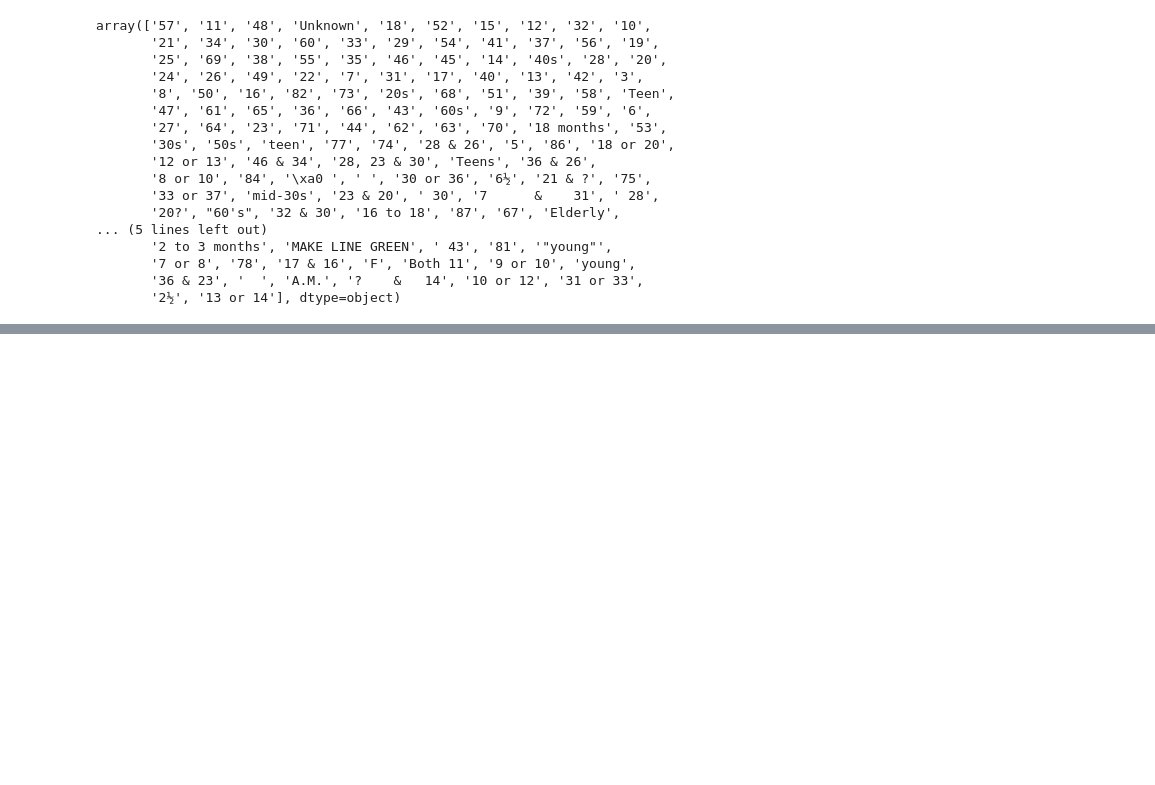
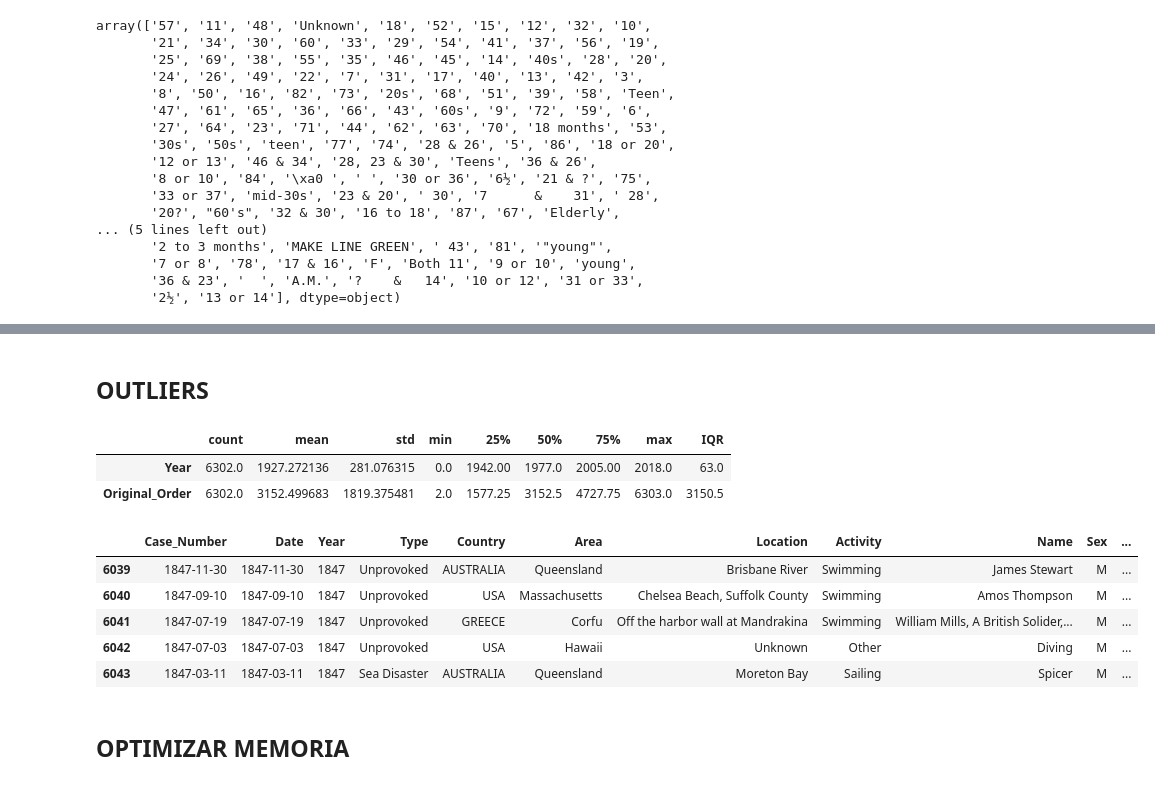
Before and after one commit to victorrmtz/Proyecto-Shark-Limpieza-, a Jupyter notebook: Code/main.ipynb, the cells around one changed output, grey strips where cells are left out. Cells and saved outputs as stored; diff of their text form; code cells hidden in the pictures; blank space fills up the shorter version.

```diff
--- a/Code/main.ipynb
+++ b/Code/main.ipynb
@@ -1144,0 +1217,34 @@ array(['Boating', 'Unprovoked', 'Invalid', 'Provoked', 'Questionable',
+# %% [markdown]
+## OUTLIERS
+# %%
+stats = data.describe().transpose()
+stats['IQR'] = stats['75%'] - stats['25%']
+stats
+# %% [output]
+|  | count | mean | std | min | 25% | 50% | 75% | max | IQR |
+| Year | 6302.0 | 1927.272136 | 281.076315 | 0.0 | 1942.00 | 1977.0 | 2005.00 | 2018.0 | 63.0 |
+| Original_Order | 6302.0 | 3152.499683 | 1819.375481 | 2.0 | 1577.25 | 3152.5 | 4727.75 | 6303.0 | 3150.5 |
+# %%
+outliers = pd.DataFrame(columns=data.columns)
+
+for col in stats.index:
+    iqr = stats.at[col,'IQR']
+    cutoff = iqr * 1.5
+    lower = stats.at[col,'25%'] - cutoff
+    upper = stats.at[col,'75%'] + cutoff
+    results = data[(data[col] < lower) |
+                   (data[col] > upper)].copy()
+    results['Outlier'] = col
+    outliers = outliers.append(results)
+
+
+outliers.head() #En este caso no nos interesa quitarlos
+# %% [output]
+|  | Case_Number | Date | Year | Type | Country | Area | Location | Activity | Name | Sex | ... |
+| 6039 | 1847-11-30 | 1847-11-30 | 1847 | Unprovoked | AUSTRALIA | Queensland | Brisbane River | Swimming | James Stewart | M | ... |
+| 6040 | 1847-09-10 | 1847-09-10 | 1847 | Unprovoked | USA | Massachusetts | Chelsea Beach, Suffolk County | Swimming | Amos Thompson | M | ... |
+| 6041 | 1847-07-19 | 1847-07-19 | 1847 | Unprovoked | GREECE | Corfu | Off the harbor wall at Mandrakina | Swimming | William Mills, A British Solider,... | M | ... |
+| 6042 | 1847-07-03 | 1847-07-03 | 1847 | Unprovoked | USA | Hawaii | Unknown | Other | Diving | M | ... |
+| 6043 | 1847-03-11 | 1847-03-11 | 1847 | Sea Disaster | AUSTRALIA | Queensland | Moreton Bay | Sailing | Spicer | M | ... |
+# %% [markdown]
+## OPTIMIZAR MEMORIA
```
Also changed, not shown: parts of 29 cells of this notebook, 1 other file.
